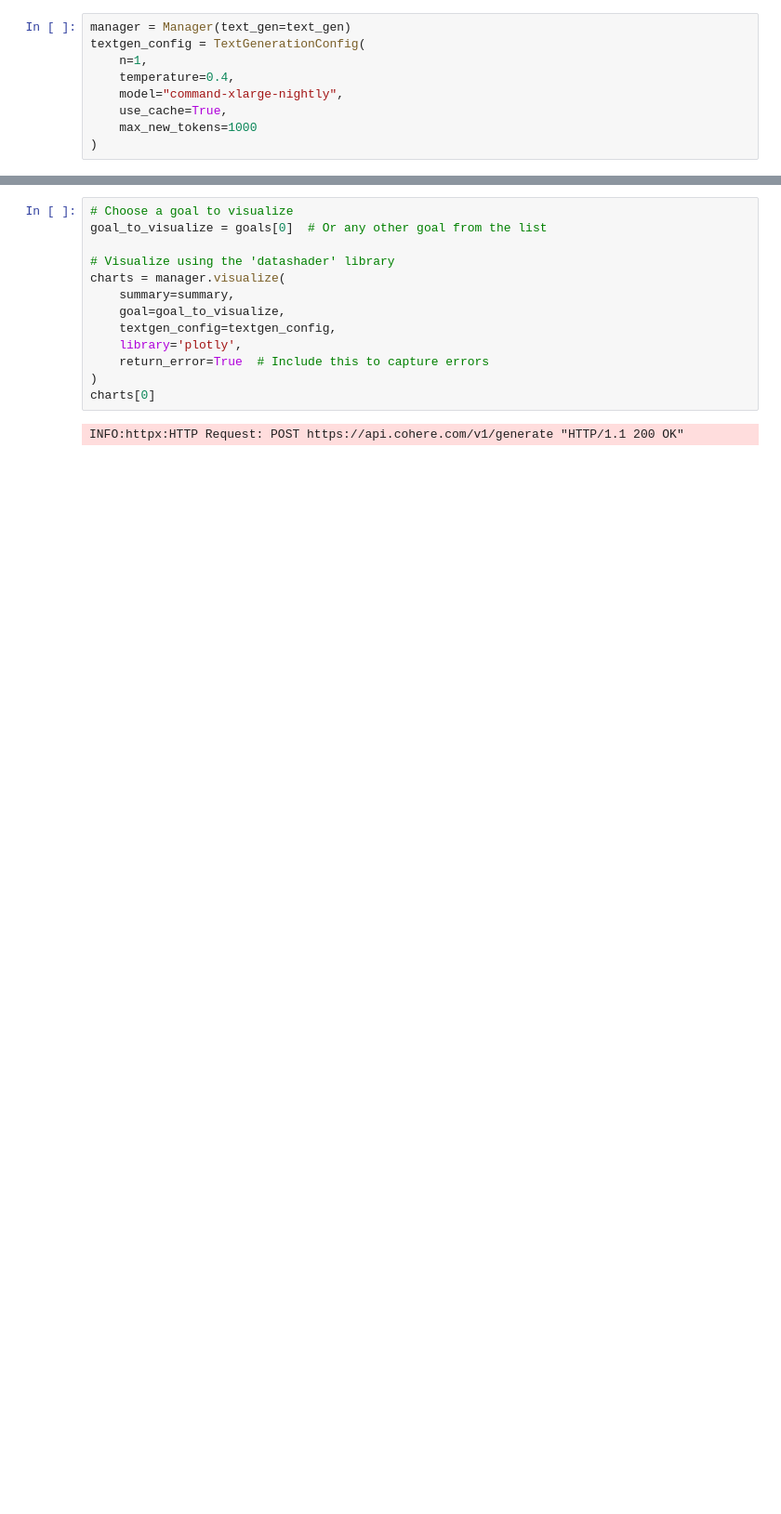
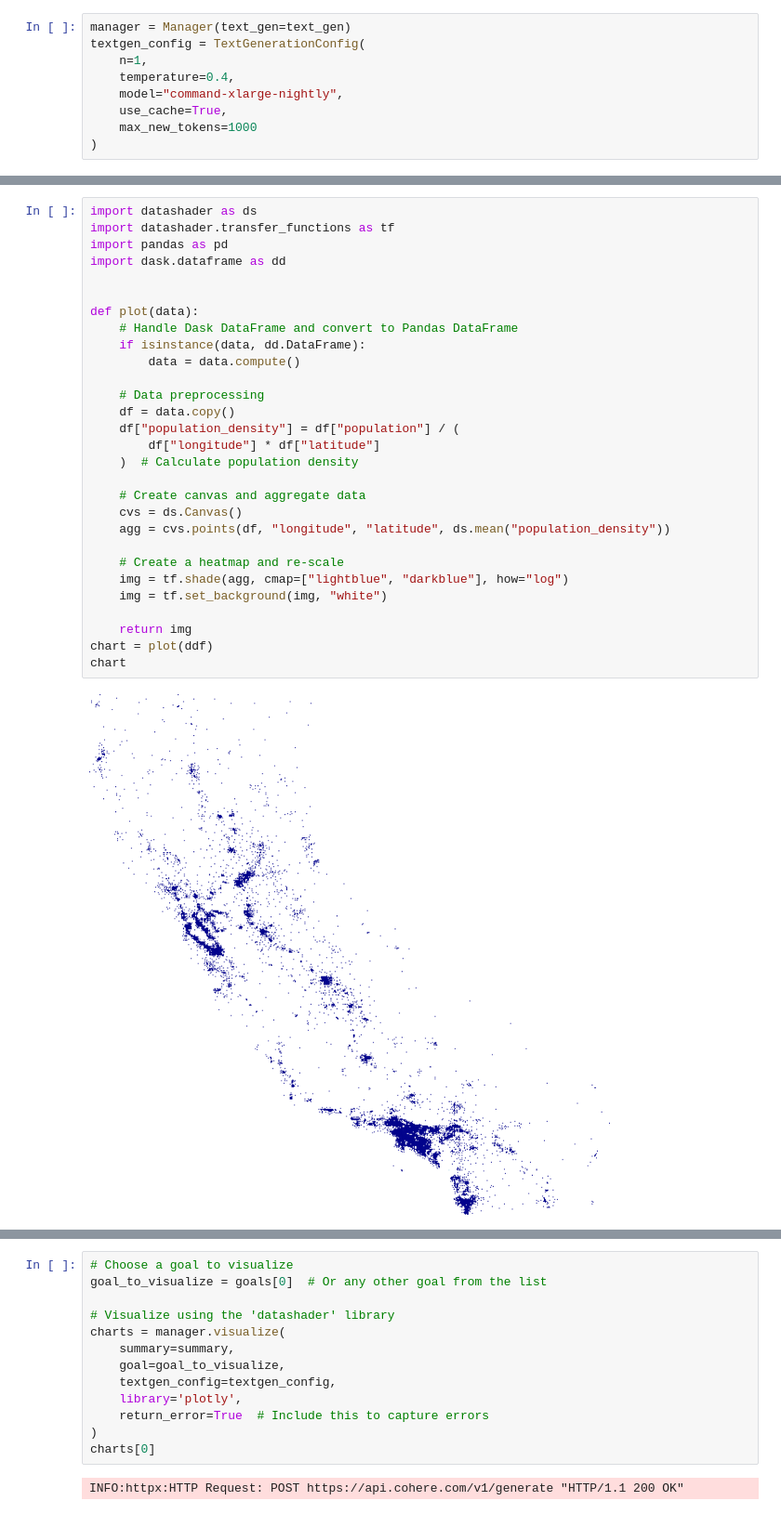
Before and after one commit to Raijin-ZD/lida, a Jupyter notebook: LidaTestingAfterDask_Datashader (1).ipynb, the cells around one changed output, grey strips where cells are left out. Shown at 93% size. Cells and saved outputs as stored; diff of their text form; blank space fills up the shorter version.

Commit message:
Close to handling viz with datashader and dask

```diff
--- a/LidaTestingAfterDask_Datashader (1).ipynb
+++ b/LidaTestingAfterDask_Datashader (1).ipynb
@@ -411,0 +440,31 @@ Error in Datashader plot generation: 'Canvas' object has no attribute 'histogram
+# %%
+import datashader as ds
+import datashader.transfer_functions as tf
+import pandas as pd
+import dask.dataframe as dd
+
+
+def plot(data):
+    # Handle Dask DataFrame and convert to Pandas DataFrame
+    if isinstance(data, dd.DataFrame):
+        data = data.compute()
+
+    # Data preprocessing
+    df = data.copy()
+    df["population_density"] = df["population"] / (
+        df["longitude"] * df["latitude"]
+    )  # Calculate population density
+
+    # Create canvas and aggregate data
+    cvs = ds.Canvas()
+    agg = cvs.points(df, "longitude", "latitude", ds.mean("population_density"))
+
+    # Create a heatmap and re-scale
+    img = tf.shade(agg, cmap=["lightblue", "darkblue"], how="log")
+    img = tf.set_background(img, "white")
+
+    return img
+chart = plot(ddf)
+chart
+# %% [output]
+[figure, added]
```
Also changed, not shown: parts of 13 cells of this notebook, 5 other files.
